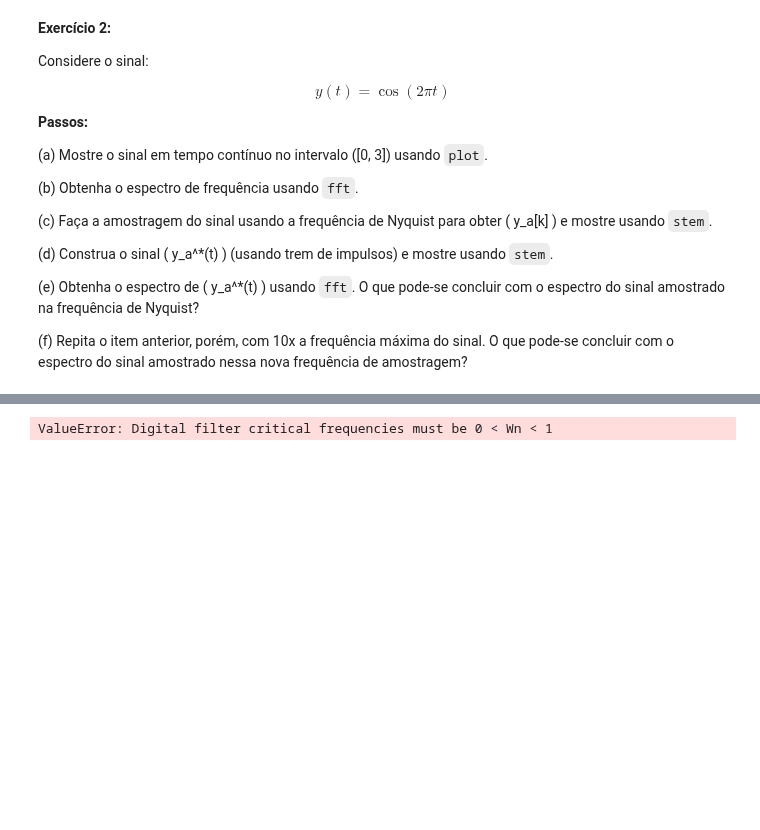
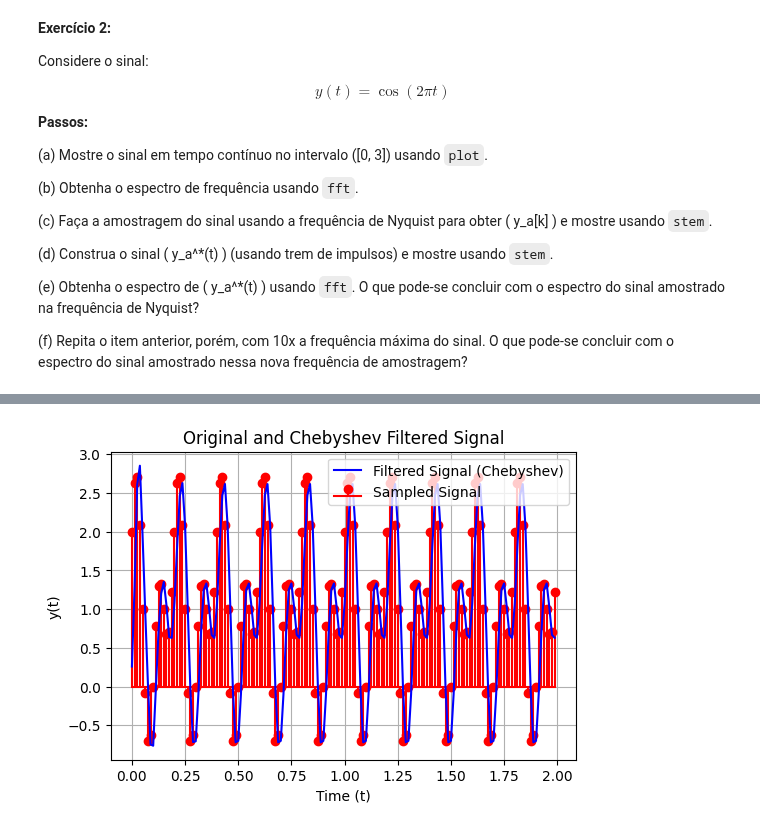
Before and after one commit to SKaiquelima/advanced-control, a Jupyter notebook: DigitalCtrl/Class2/exec2.ipynb, the cells around one changed output, grey strips where cells are left out. Cells and saved outputs as stored; diff of their text form; code cells hidden in the pictures; blank space fills up the shorter version.

```diff
--- a/DigitalCtrl/Class2/exec2.ipynb
+++ b/DigitalCtrl/Class2/exec2.ipynb
@@ -461,14 +422,0 @@ Exemplo:
-# %%
-omega_n = 10 * np.pi
-t = np.linspace(0, 2, 1000)  # Vetor de tempo de 0 a 2 segundos
-y_t = 1 + np.cos(omega_n * t) + np.sin(2 * omega_n * t)
-fs = 100  # Frequência de amostragem
-fc = 0.6 * fs  # Frequência de corte
-fs = 100  # Frequência de amostragem
-fc = 0.6 * fs  # Frequência de corte
-order = 6  # Ordem do filtro
-rp = 1  # Ripple máximo na faixa passante
-b, a = cheby1(order, rp, fc / (0.5 * fs), btype='low', analog=False)
-y_filtered = lfilter(b, a, y_t)
-# %% [output]
-ValueError: Digital filter critical frequencies must be 0 < Wn < 1
@@ -496,0 +423,39 @@ plt.show()
+# %%
+omega_n = 10 * np.pi
+t_continuous = np.linspace(0, 2, 1000)  # Continuous time
+y_continuous = 1 + np.cos(omega_n * t_continuous) + np.sin(2 * omega_n * t_continuous)
+
+# Nyquist frequency and sampling period
+sampling_freq = 80
+sampling_period = 1 / sampling_freq
+
+# Sampled signal
+t_sampled = np.arange(0, 2, sampling_period)
+y_sampled = 1 + np.cos(omega_n * t_sampled) + np.sin(2 * omega_n * t_sampled)
+
+# Filter design parameters
+fc = 15
+order = 4
+ripple = 0.5
+fs = 50
+
+# Normalized cutoff frequency for digital filter
+Wn = fc / (fs / 2)
+
+# Design the Chebyshev Type I low-pass filter (digital)
+b, a = cheby1(order, ripple, Wn, btype='low', analog=False)
+
+# Apply the Chebyshev filter to the sampled signal
+y_filtered = lfilter(b, a, y_sampled)
+# %%
+plt.figure(figsize=(6,4))
+plt.stem(t_sampled, y_sampled, linefmt='r-', markerfmt='ro', basefmt='r-', label='Sampled Signal')
+plt.plot(t_sampled, y_filtered, label='Filtered Signal (Chebyshev)', linestyle='-', color='blue')
+plt.xlabel('Time (t)')
+plt.ylabel('y(t)')
+plt.title('Original and Chebyshev Filtered Signal')
+plt.legend()
+plt.grid(True)
+plt.show()
+# %% [output]
+[figure, added]
```
Also changed, not shown: parts of 12 cells of this notebook.
